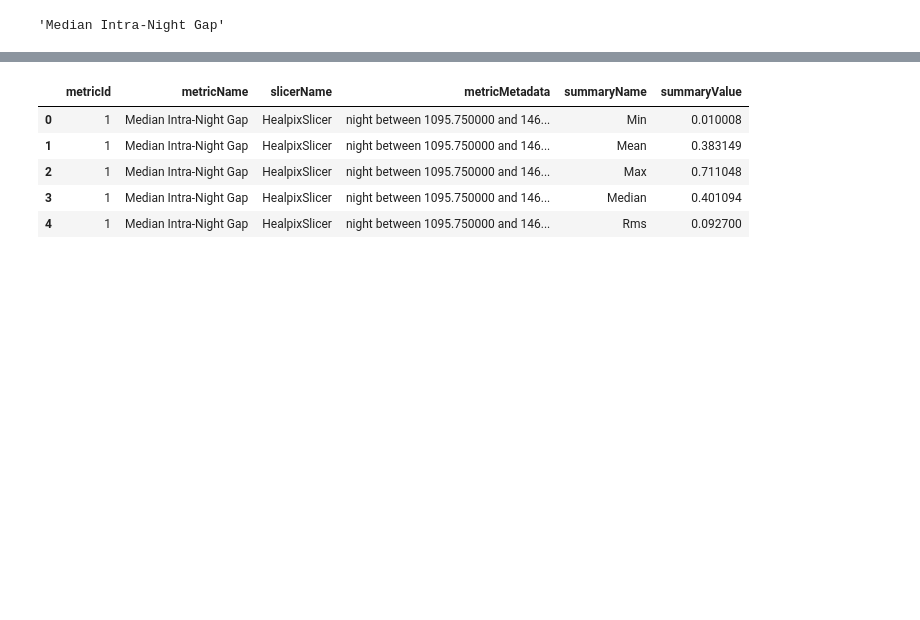
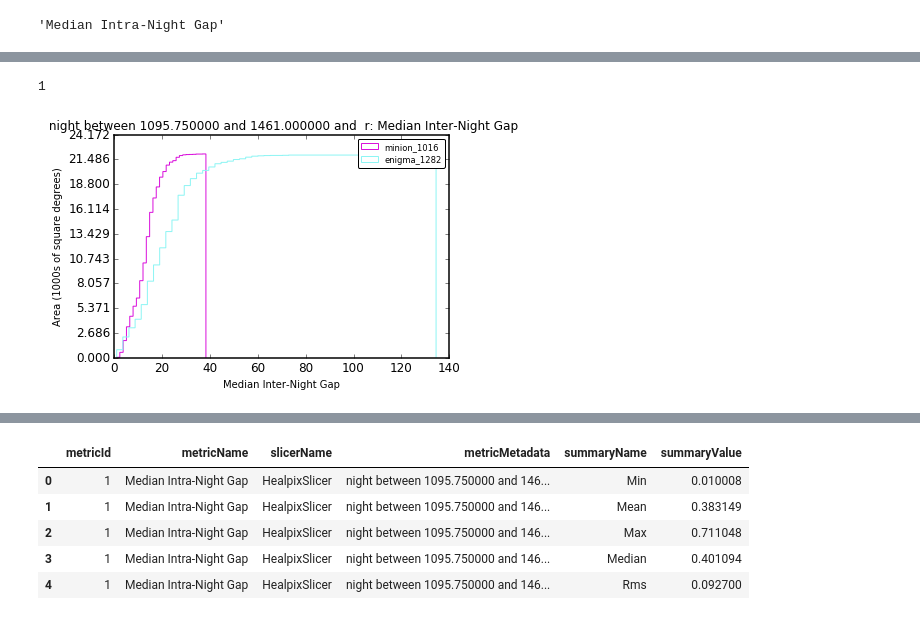
Before and after one commit to LSST-TVSSC/WhitepaperNotebooks, a Jupyter notebook: notebooks/time_gaps.ipynb, the cells around one changed output, grey strips where cells are left out. Cells and saved outputs as stored; diff of their text form; code cells hidden in the pictures; blank space fills up the shorter version.

```diff
--- a/notebooks/time_gaps.ipynb
+++ b/notebooks/time_gaps.ipynb
@@ -157,3 +158,17 @@ ph.plot(plotFunc=healpixhist)
+# %%
+# Set up the plotHandler.
+ph = plots.PlotHandler(outDir=outDir, resultsDb=resultsDb)
+# Instantiate the healpix histogram plotter, since we'll use it a lot.
+healpixhist = plots.HealpixHistogram()
+for bundle in new_bundle:
+    bundle.setPlotDict({'cumulative': True})
+ph.setMetricBundles(new_bundle)
+# Add min/max values to the plots, which will be used for the combo histogram for nvisits.
+ph.setPlotDicts()
+ph.plot(plotFunc=healpixhist)
+# %% [output]
+1
+[figure, added]
 # %%
 rundb = db.ResultsDb(database=outDir+'/resultsDb_sqlite.db')
 # %%
```
Also changed, not shown: parts of 2 cells of this notebook.
